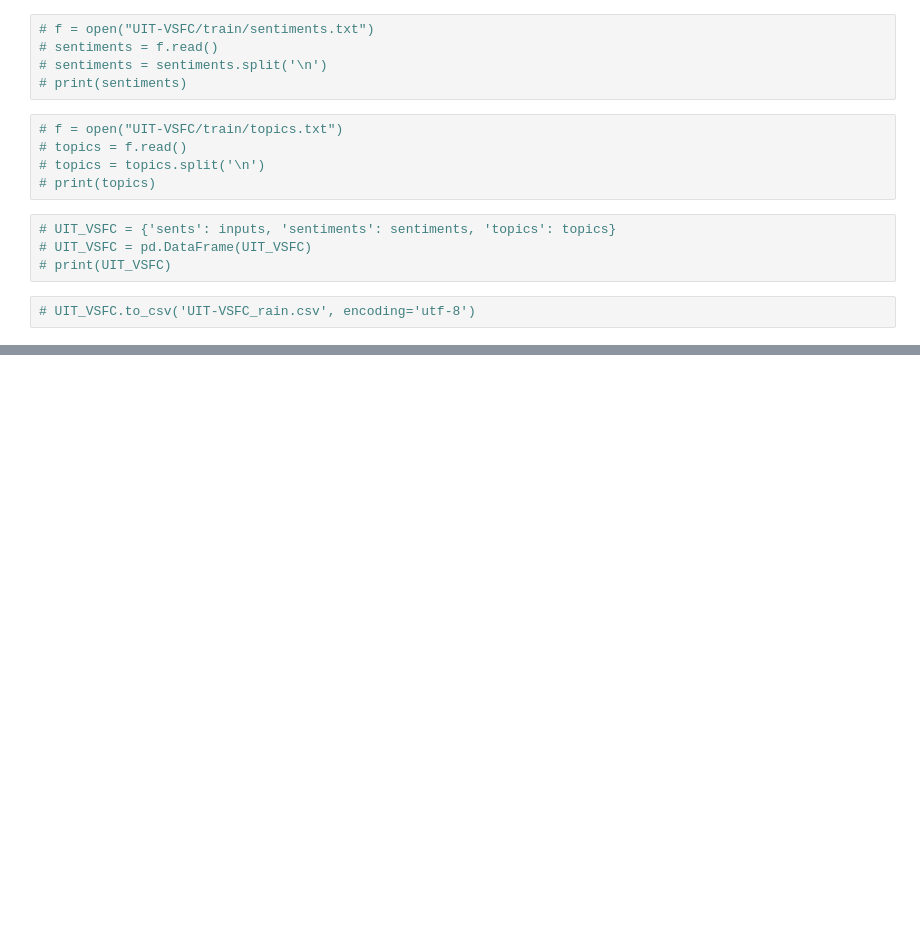
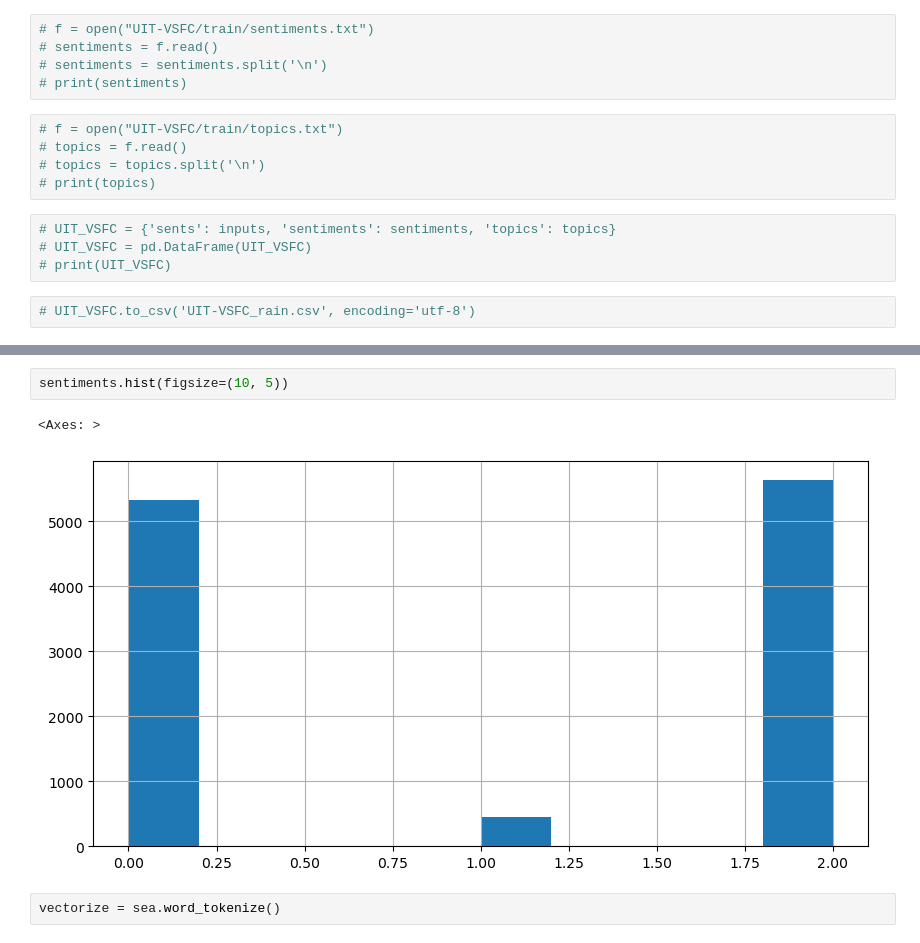
Before and after one commit to thavananh/MachineLearning, a Jupyter notebook: pythonProject1/NLP-Lazy/ThuNghiemNCKH/ThuNhgiem1.ipynb, the cells around one changed output, grey strips where cells are left out. Cells and saved outputs as stored; diff of their text form; blank space fills up the shorter version.

```diff
--- a/pythonProject1/NLP-Lazy/ThuNghiemNCKH/ThuNhgiem1.ipynb
+++ b/pythonProject1/NLP-Lazy/ThuNghiemNCKH/ThuNhgiem1.ipynb
@@ -72,0 +111,7 @@ print(topics)
+# %%
+sentiments.hist(figsize=(10, 5))
+# %% [output]
+<Axes: >
+[figure, added]
+# %%
+vectorize = sea.word_tokenize()
```
Also changed, not shown: parts of 7 cells of this notebook.
